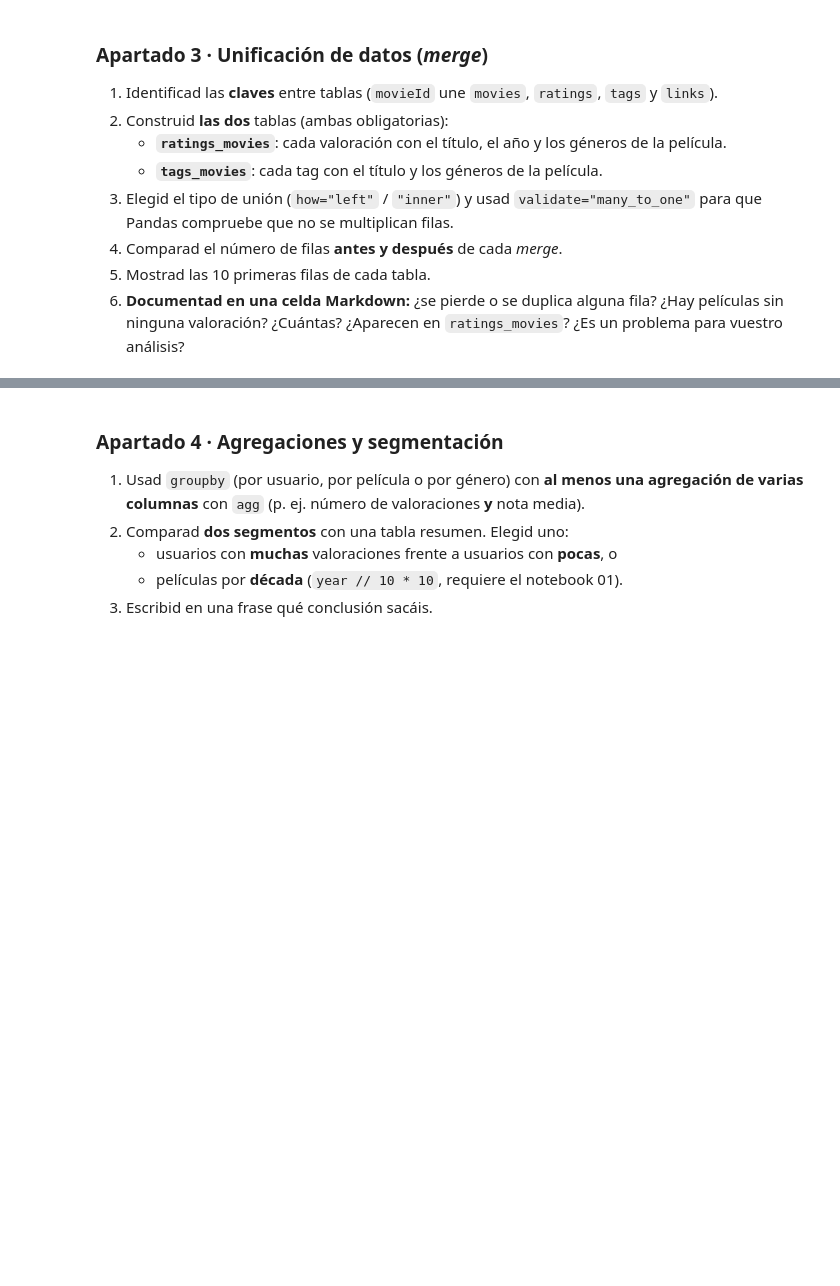
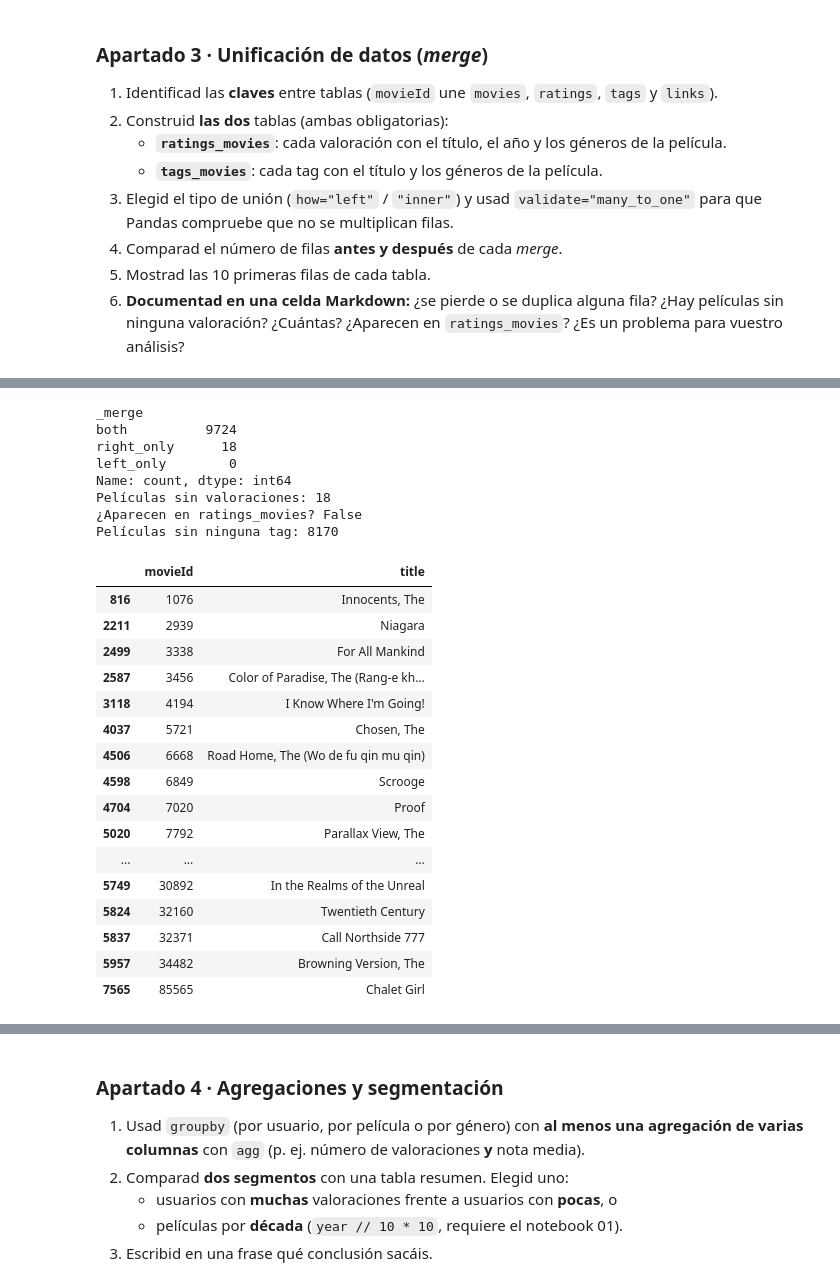
Before and after one commit to dgilrom/tc-catalogo-peliculas-g6, a Jupyter notebook: 02_analisis.ipynb, the cells around one changed output, grey strips where cells are left out. Cells and saved outputs as stored; diff of their text form; code cells hidden in the pictures; blank space fills up the shorter version.

```diff
--- a/02_analisis.ipynb
+++ b/02_analisis.ipynb
@@ -51,0 +116,38 @@ print(movies.shape, ratings.shape, tags.shape)
+# %%
+# 3.6 Películas sin valoraciones: outer join con indicator=True (técnica de la teoría)
+# para ver que claves están solo a un lado.
+check = pd.merge(ratings[["movieId"]].drop_duplicates(), movies[["movieId", "title"]],  on="movieId", how="outer", indicator=True)
+print(check["_merge"].value_counts())
+
+# right_only = película en movies sin ninguna valoración
+sin_ratings = check[check["_merge"] == "right_only"][["movieId", "title"]]
+print("Películas sin valoraciones:", len(sin_ratings))
+print("¿Aparecen en ratings_movies?", ratings_movies["movieId"].isin(sin_ratings["movieId"]).any())
+print("Películas sin ninguna tag:", (~movies["movieId"].isin(tags["movieId"])).sum())
+sin_ratings
+# %% [output]
+_merge
+both          9724
+right_only      18
+left_only        0
+Name: count, dtype: int64
+Películas sin valoraciones: 18
+¿Aparecen en ratings_movies? False
+Películas sin ninguna tag: 8170
+|  | movieId | title |
+| 816 | 1076 | Innocents, The |
+| 2211 | 2939 | Niagara |
+| 2499 | 3338 | For All Mankind |
+| 2587 | 3456 | Color of Paradise, The (Rang-e kh... |
+| 3118 | 4194 | I Know Where I'm Going! |
+| 4037 | 5721 | Chosen, The |
+| 4506 | 6668 | Road Home, The (Wo de fu qin mu qin) |
+| 4598 | 6849 | Scrooge |
+| 4704 | 7020 | Proof |
+| 5020 | 7792 | Parallax View, The |
+| ... | ... | ... |
+| 5749 | 30892 | In the Realms of the Unreal |
+| 5824 | 32160 | Twentieth Century |
+| 5837 | 32371 | Call Northside 777 |
+| 5957 | 34482 | Browning Version, The |
+| 7565 | 85565 | Chalet Girl |
```
Also changed, not shown: parts of 8 cells of this notebook.
